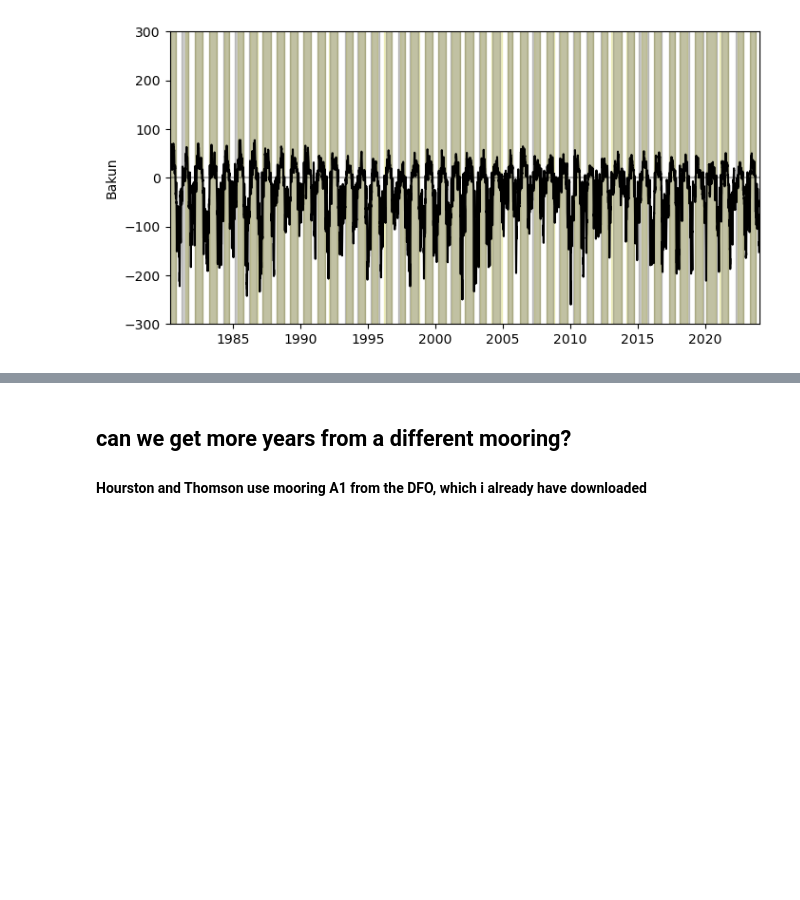
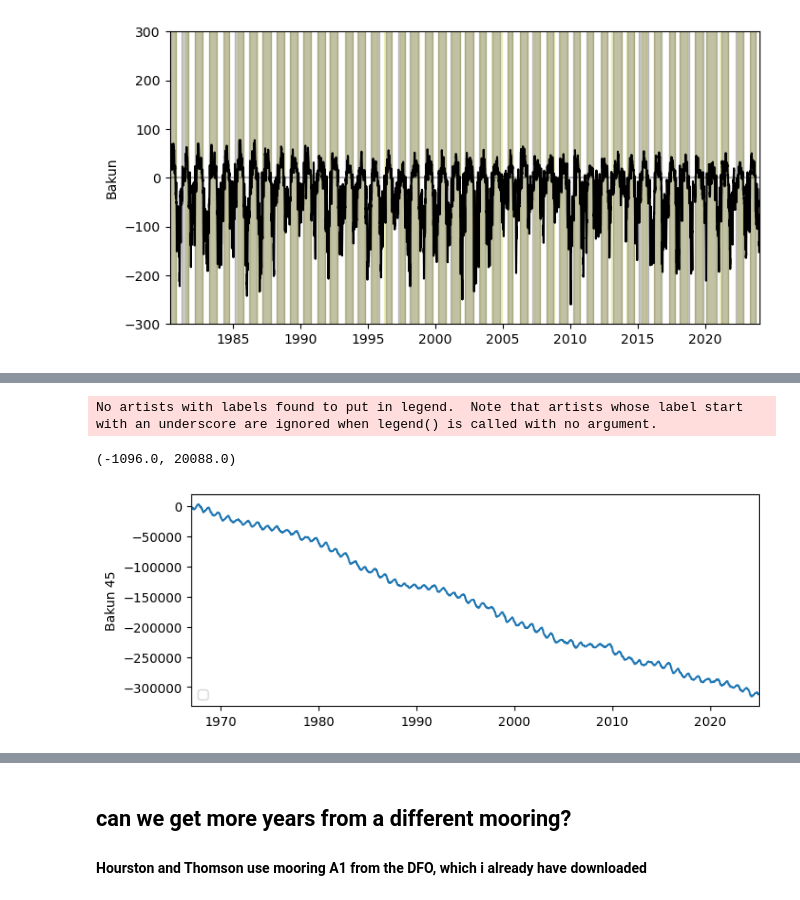
Before and after one commit to rbeutel/LO_user, a Jupyter notebook: seasontiming.ipynb, the cells around one changed output, grey strips where cells are left out. Cells and saved outputs as stored; diff of their text form; code cells hidden in the pictures; blank space fills up the shorter version.

Commit message:
bakun 45 degree date test

```diff
--- a/seasontiming.ipynb
+++ b/seasontiming.ipynb
@@ -457,0 +461,20 @@ agrees pretty well with Hourston and Thompson 2022
+# %%
+bak45 = pd.read_csv('/data1/bbeutel/LO_user/Bakun45.txt', sep="\s+", header=5)
+bak45['date'] = pd.to_datetime(bak45.YYYYMMDD, format='%Y%m%d', errors='coerce')
+bak45 = bak45.sort_values(by='date')
+# drop values greater than -500
+bak45.loc[bak45.Index<=-500, "Index"] = 0
+# %%
+cummulative = np.cumsum(bak45.Index)
+
+fig,ax = plt.subplots(1,1,figsize=(8,3))
+
+ax.plot(bak45.date, cummulative)
+
+ax.set_ylabel('Bakun 45')
+ax.legend(loc="lower left")
+ax.set_xlim([np.min(bak45.date),np.max(bak45.date)])
+# %% [output]
+No artists with labels found to put in legend.  Note that artists whose label start with an underscore are ignored when legend() is called with no argument.
+(-1096.0, 20088.0)
+[figure, added]
```
Also changed, not shown: parts of 15 cells of this notebook.
